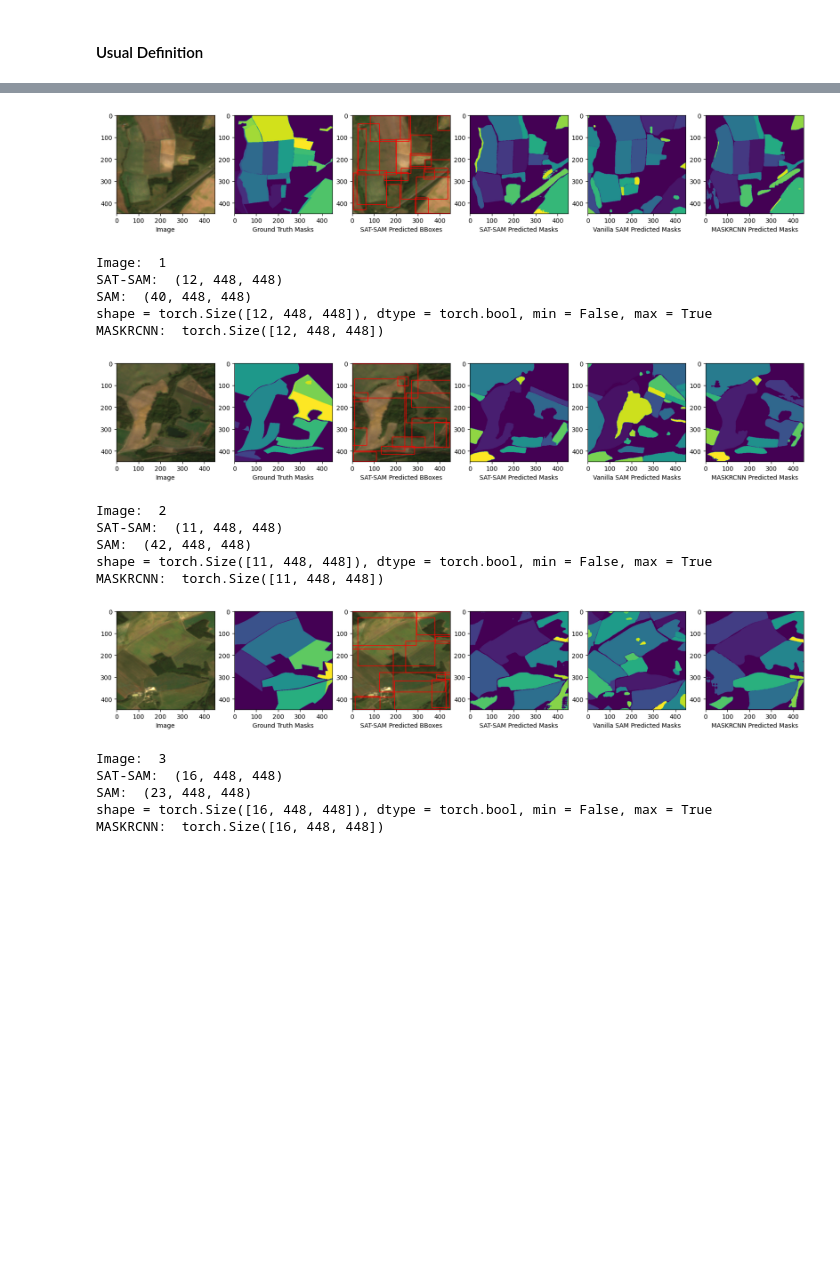
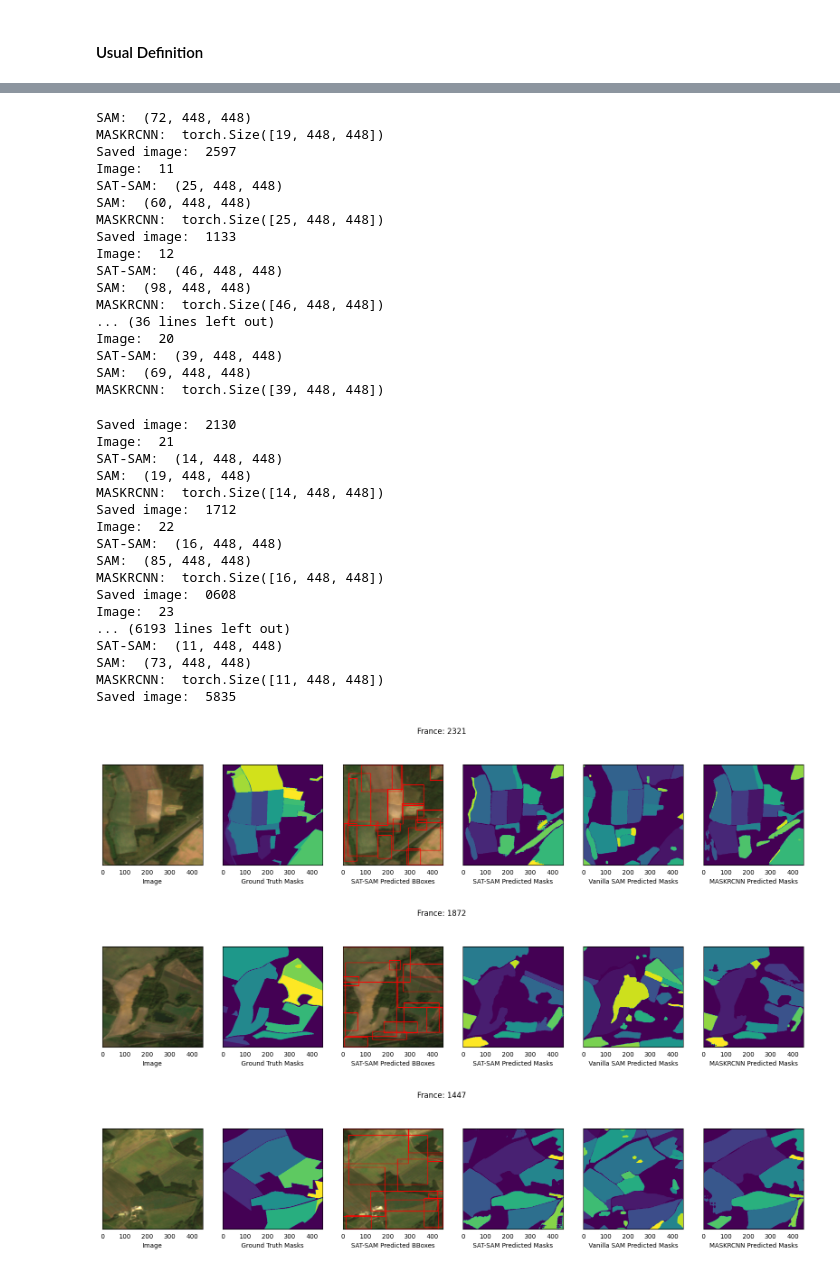
Before and after one commit to aninda-ghosh/SAT-SAM, a Jupyter notebook: generate_masks.ipynb, the cells around one changed output, grey strips where cells are left out. Cells and saved outputs as stored; diff of their text form; code cells hidden in the pictures; blank space fills up the shorter version.

```diff
--- a/generate_masks.ipynb
+++ b/generate_masks.ipynb
@@ -37,8 +37,11 @@ def get_transform(image_enhancement="FALSE"):
 #### Usual Definition
 # %%
 #Create a folder with unix timestamp
-root_path = os.getcwd() + '/results/' + str(int(time.time())) + '/'
-os.mkdir(root_path)
+root_path = os.getcwd() + '/generated_masks/france' + '/'
+try:
+    os.mkdir(root_path)
+except OSError:
+    print ("Path %s already exists" % root_path)
 
 with open('gen_masks_config.json', 'r') as f:
     eval_config = json.load(f)
@@ -139,7 +142,10 @@ for i, (id, sam_image, rpn_image, target, ensemble, path)  in enumerate(dataset_
         print('MASKRCNN: ', pred_masks_maskrcnn.shape)
 
         # Plotting the results
-        fig, ax = plt.subplots(1, 6, figsize=(20, 5))
+        fig, ax = plt.subplots(1, 6, figsize=(20, 4))
+        for axs in ax:
+            axs.yaxis.set_visible(False)
+            axs.xaxis.set_ticks_position('none')
 
         ax[0].imshow(sam_image)
         ax[0].set_xlabel('Image')
@@ -167,7 +173,18 @@ for i, (id, sam_image, rpn_image, target, ensemble, path)  in enumerate(dataset_
         ax[5].imshow(collate_masks(pred_masks_maskrcnn))
         ax[5].set_xlabel('MASKRCNN Predicted Masks')
 
-        plt.show()
+        # plt.show()
+
+        ParcelID = path.split('/')[-1].split('.png')[0]
+        # Set the title of the figure and show the figure
+        fig.suptitle('France: ' + ParcelID)
+
+
+        # Saving the results
+        fig.savefig(root_path + ParcelID + '.png')
+        print('Saved image: ', ParcelID)
+
+        # plt.close(fig)
     except:
         print("Error in image: ", i, id)
         continue
@@ -180,18 +209,37 @@ MASKRCNN:  torch.Size([18, 448, 448])
+SAM:  (72, 448, 448)
+MASKRCNN:  torch.Size([19, 448, 448])
+Saved image:  2597
+Image:  11
+SAT-SAM:  (25, 448, 448)
+SAM:  (60, 448, 448)
+MASKRCNN:  torch.Size([25, 448, 448])
+Saved image:  1133
+Image:  12
+SAT-SAM:  (46, 448, 448)
+SAM:  (98, 448, 448)
+MASKRCNN:  torch.Size([46, 448, 448])
+... (36 lines left out)
+Image:  20
+SAT-SAM:  (39, 448, 448)
+SAM:  (69, 448, 448)
+MASKRCNN:  torch.Size([39, 448, 448])
+Saved image:  2130
+Image:  21
+SAT-SAM:  (14, 448, 448)
+SAM:  (19, 448, 448)
+MASKRCNN:  torch.Size([14, 448, 448])
+Saved image:  1712
+Image:  22
+SAT-SAM:  (16, 448, 448)
+SAM:  (85, 448, 448)
+MASKRCNN:  torch.Size([16, 448, 448])
+Saved image:  0608
+Image:  23
+... (6193 lines left out)
+SAT-SAM:  (11, 448, 448)
+SAM:  (73, 448, 448)
+MASKRCNN:  torch.Size([11, 448, 448])
+Saved image:  5835
-[figure, old version]
+[figure, new version]
-Image:  1
-SAT-SAM:  (12, 448, 448)
-SAM:  (40, 448, 448)
-shape = torch.Size([12, 448, 448]), dtype = torch.bool, min = False, max = True
-MASKRCNN:  torch.Size([12, 448, 448])
-[figure, old version]
+[figure, new version]
-Image:  2
-SAT-SAM:  (11, 448, 448)
-SAM:  (42, 448, 448)
-shape = torch.Size([11, 448, 448]), dtype = torch.bool, min = False, max = True
-MASKRCNN:  torch.Size([11, 448, 448])
-[figure, old version]
+[figure, new version]
-Image:  3
-SAT-SAM:  (16, 448, 448)
-SAM:  (23, 448, 448)
-shape = torch.Size([16, 448, 448]), dtype = torch.bool, min = False, max = True
-MASKRCNN:  torch.Size([16, 448, 448])
```
Also changed, not shown: parts of 7 cells of this notebook, 12 other files.
